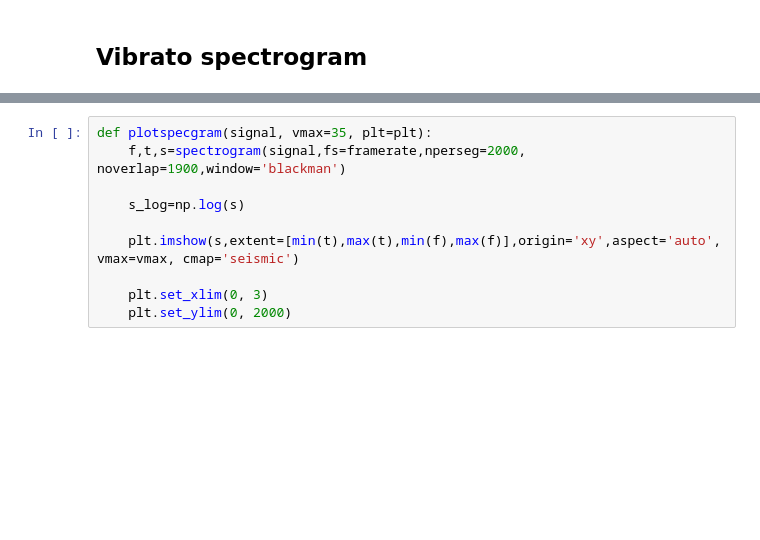
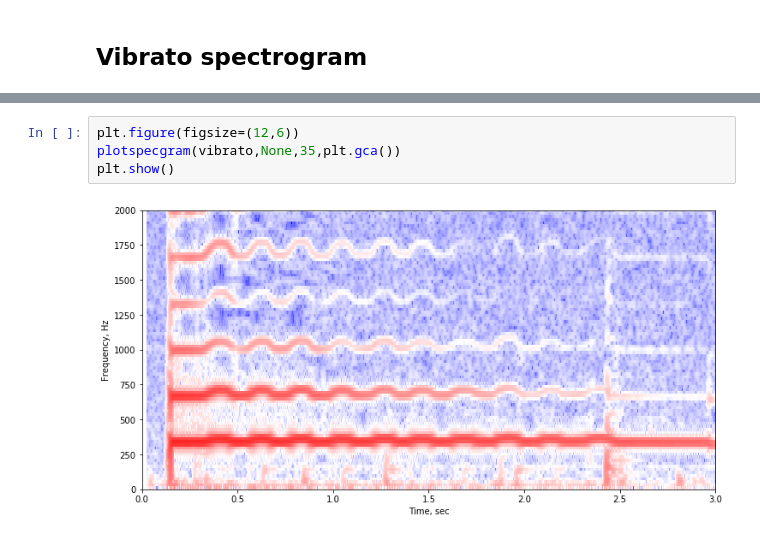
Before and after one commit to spirit11/wave_modulations, a Jupyter notebook: wavefile.ipynb, the cells around one changed output, grey strips where cells are left out. Cells and saved outputs as stored; diff of their text form; blank space fills up the shorter version.

```diff
--- a/wavefile.ipynb
+++ b/wavefile.ipynb
@@ -94,11 +81,7 @@ plt.show()
-# %%
-def plotspecgram(signal, vmax=35, plt=plt):
-    f,t,s=spectrogram(signal,fs=framerate,nperseg=2000, noverlap=1900,window='blackman')
-
-    s_log=np.log(s)
-
-    plt.imshow(s,extent=[min(t),max(t),min(f),max(f)],origin='xy',aspect='auto', vmax=vmax, cmap='seismic')
-
-    plt.set_xlim(0, 3)
-    plt.set_ylim(0, 2000)
+# %%
+plt.figure(figsize=(12,6))
+plotspecgram(vibrato,None,35,plt.gca())
+plt.show()
+# %% [output]
+[figure, added]
 # %%
```
Also changed, not shown: parts of 8 cells of this notebook.
